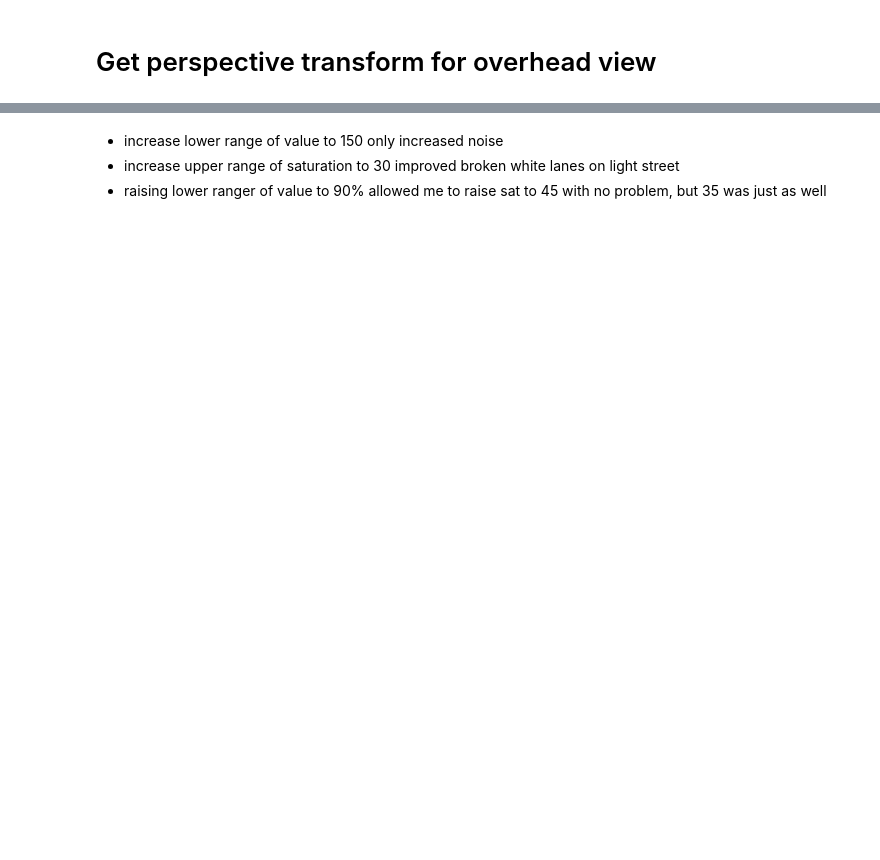
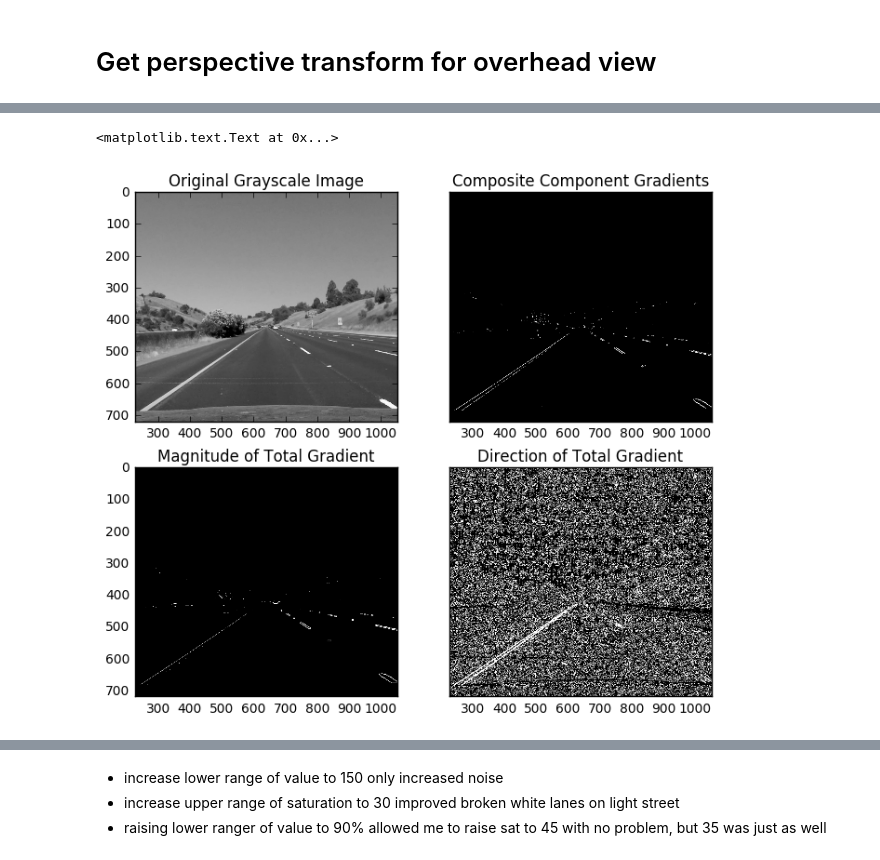
Before and after one commit to brummell/AdvancedLaneFinding, a Jupyter notebook: AdvancedLaneFinding.ipynb, the cells around one changed output, grey strips where cells are left out. Cells and saved outputs as stored; diff of their text form; code cells hidden in the pictures; blank space fills up the shorter version.

```diff
--- a/AdvancedLaneFinding.ipynb
+++ b/AdvancedLaneFinding.ipynb
@@ -82,8 +94,8 @@ plt.imshow(bgr_test_lanes_img, cmap='gray')
 # CONSIDER WHETHER THERE ARE POTENTIAL BENEFITS TO ANOTHER CHOICE OF OPERATOR (ROTATIONAL SYMMETRY PROB NOT IMPORTANT)
 # Sobel functions are returning 0,1... need to make them the same if you choose to use them again
 def get_component_gradient_mask(image):
-    sobelx = cv2.Sobel(gauss_img, cv2.CV_64F, 1, 0) #, ksize=sobel_kernel)
-    sobely = cv2.Sobel(gauss_img, cv2.CV_64F, 0, 1)
+    sobelx = cv2.Sobel(image, cv2.CV_64F, 1, 0) #, ksize=sobel_kernel)
+    sobely = cv2.Sobel(image, cv2.CV_64F, 0, 1)
     abs_sobel_x, abs_sobel_y = np.absolute(sobelx), np.absolute(sobely)
     #Convert the absolute value image to [0,1]:
     scaled_abs_sobel_x, scaled_abs_sobel_y = abs_sobel_x / np.max(abs_sobel_x), abs_sobel_y / np.max(abs_sobel_y)
@@ -152,3 +164,21 @@ def region_of_interest(image, vertices=None):
     masked_image = cv2.bitwise_and(image, mask)
 
     return masked_image
+# %%
+test_image = cv2.cvtColor(test_distorted_img, cv2.COLOR_BGR2GRAY)
+comp = get_component_gradient_mask(test_image)
+mag_image = get_magnitude_gradient_mask(test_image)
+dir_image = get_direction_gradient_mask(test_image)
+
+f, ((ax1, ax2), (ax3, ax4)) = plt.subplots(2, 2, sharey=True, figsize = (8,7))
+ax1.imshow(test_image, cmap='gray')
+ax1.set_title('Original Grayscale Image')
+ax2.imshow(comp, cmap='gray')
+ax2.set_title('Composite Component Gradients')
+ax3.imshow(mag_image, cmap='gray')
+ax3.set_title('Magnitude of Total Gradient')
+ax4.imshow(dir_image, cmap='gray')
+ax4.set_title('Direction of Total Gradient')
+# %% [output]
+<matplotlib.text.Text at 0x...>
+[figure, added]
```
Also changed, not shown: parts of 9 cells of this notebook, 6 other files.
